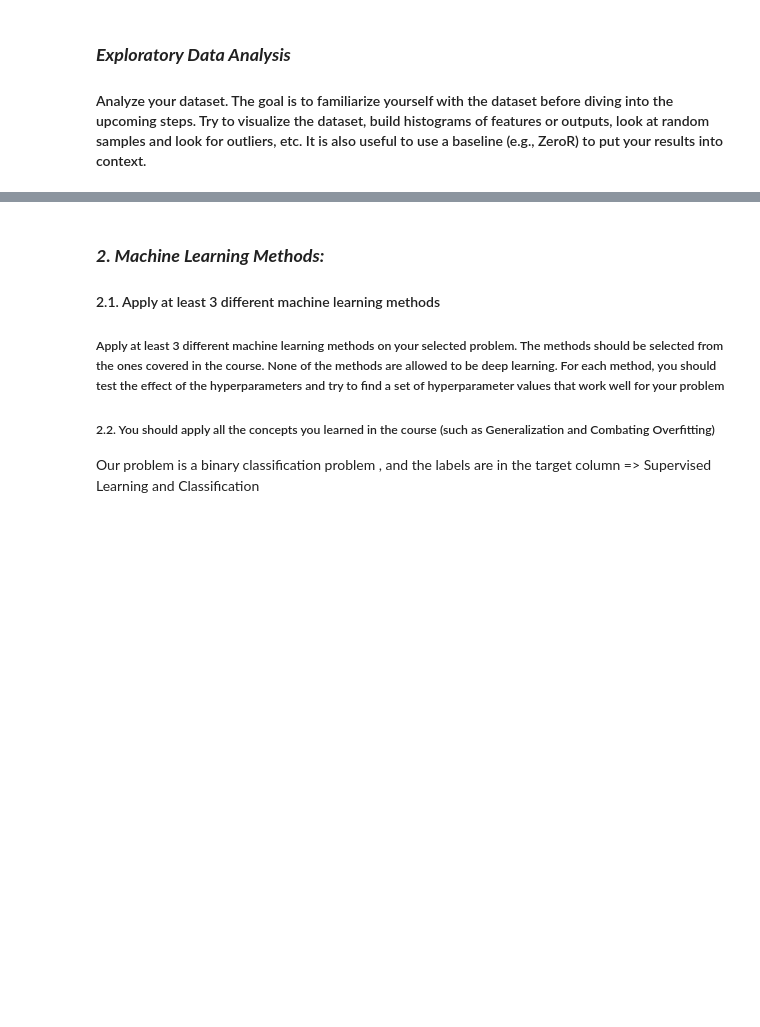
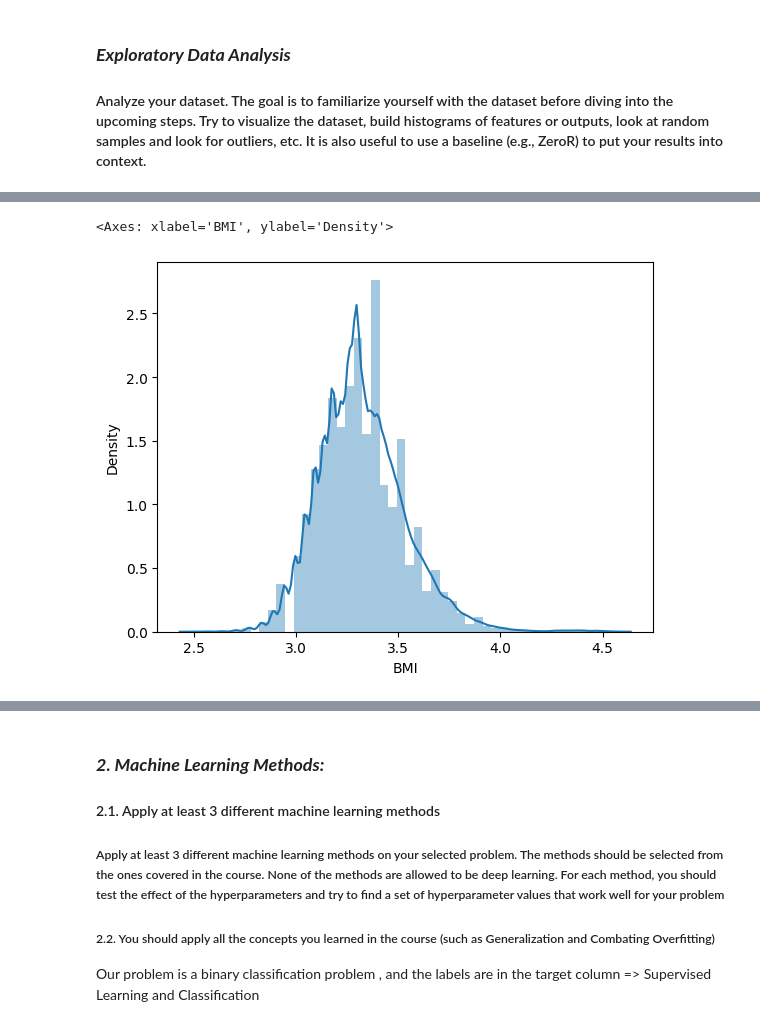
Before and after one commit to yasmineghanem/ML-Project, a Jupyter notebook: notebook.ipynb, the cells around one changed output, grey strips where cells are left out. Cells and saved outputs as stored; diff of their text form; code cells hidden in the pictures; blank space fills up the shorter version.

```diff
--- a/notebook.ipynb
+++ b/notebook.ipynb
@@ -307,0 +299,12 @@ array([[<Axes: title={'center': 'HighBP'}>,
+# %%
+# Applylog transformation to BMI
+
+features_log = features.copy()
+
+features_log['BMI'] = np.log(features['BMI'])
+
+#Log transformation of the feature 'Kilometers_Driven'
+sns.distplot(features_log["BMI"], axlabel="BMI")
+# %% [output]
+<Axes: xlabel='BMI', ylabel='Density'>
+[figure, added]
```
Also changed, not shown: parts of 5 cells of this notebook.
